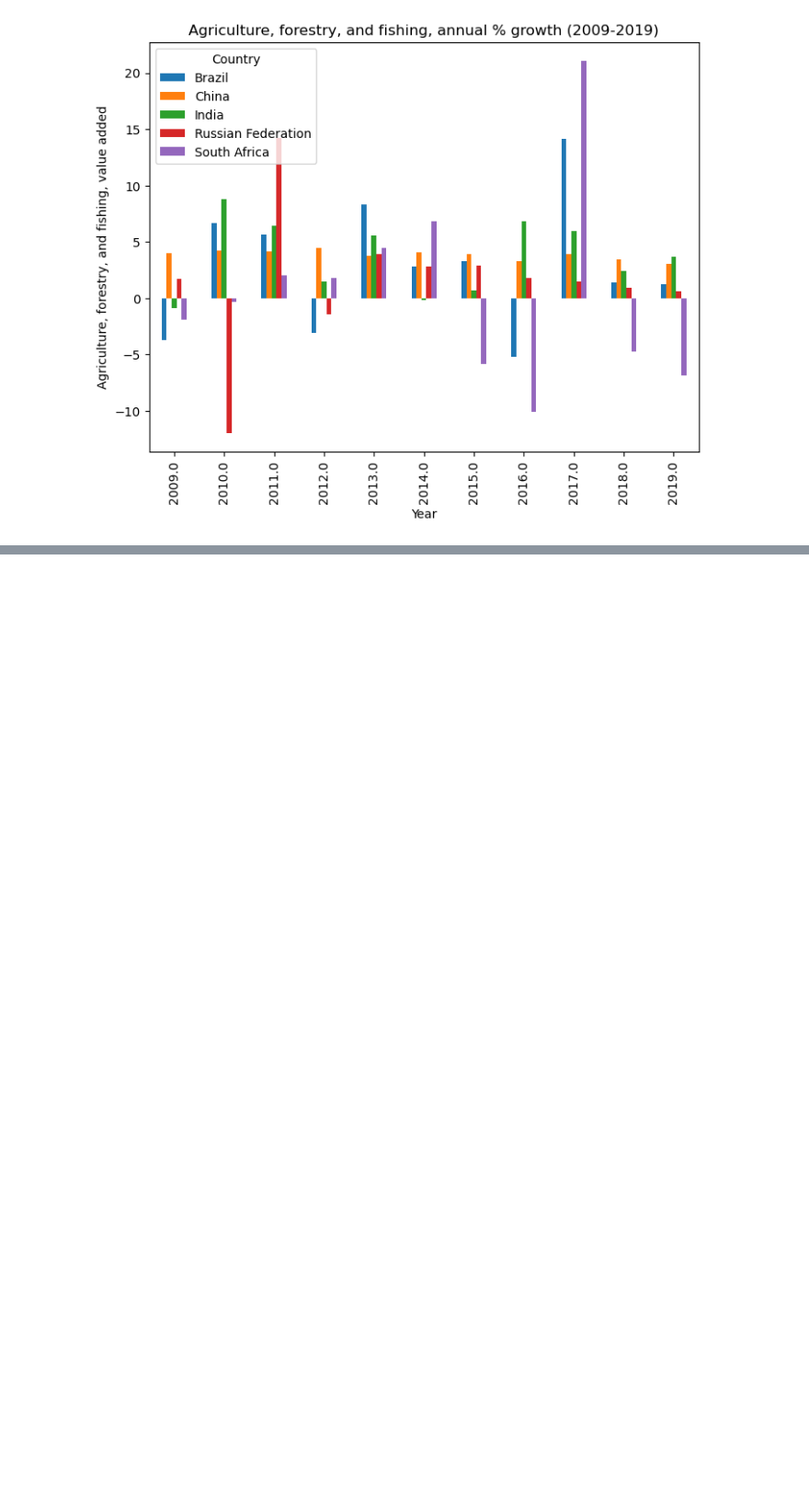
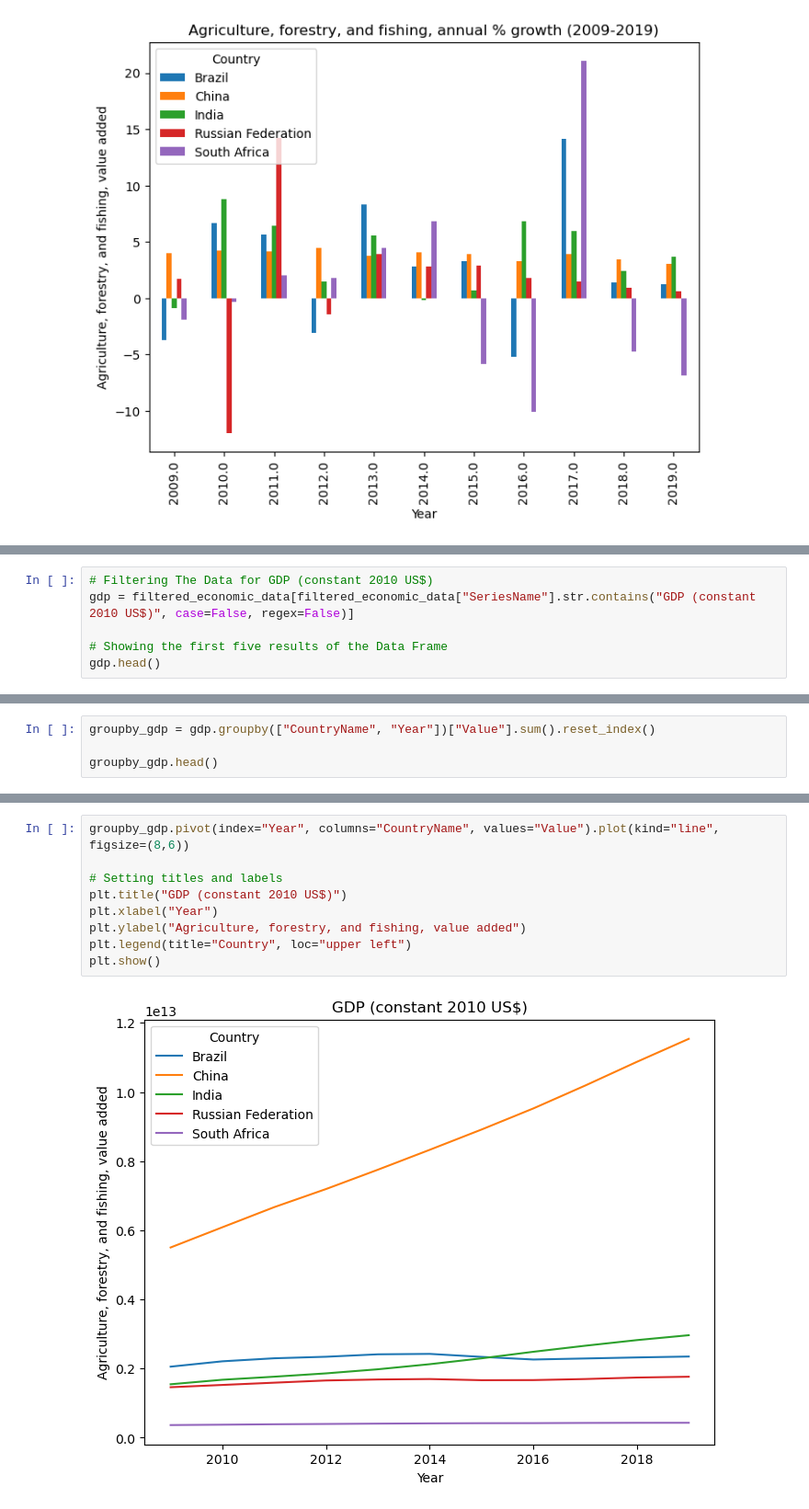
Before and after one commit to SArjaGit/BRICS_Project, a Jupyter notebook: Justin/Economic.ipynb, the cells around one changed output, grey strips where cells are left out. Shown at 92% size. Drawn from its saved outputs; the diff is of its cells as text; blank space fills up the shorter version.

Commit message:
created a Data Frame for GDP and then created two visualizations to show the GDP for countries over the past 10 years

```diff
--- a/Justin/Economic.ipynb
+++ b/Justin/Economic.ipynb
@@ -212,0 +208,6 @@ ddddd
+# %%
+# Filtering The Data for GDP (constant 2010 US$)
+gdp = filtered_economic_data[filtered_economic_data["SeriesName"].str.contains("GDP (constant 2010 US$)", case=False, regex=False)]
+
+# Showing the first five results of the Data Frame
+gdp.head()
@@ -212,0 +221,4 @@ ddddd
+# %%
+groupby_gdp = gdp.groupby(["CountryName", "Year"])["Value"].sum().reset_index()
+
+groupby_gdp.head()
@@ -212,0 +232,11 @@ ddddd
+# %%
+groupby_gdp.pivot(index="Year", columns="CountryName", values="Value").plot(kind="line", figsize=(8,6))
+
+# Setting titles and labels
+plt.title("GDP (constant 2010 US$)")
+plt.xlabel("Year")
+plt.ylabel("Agriculture, forestry, and fishing, value added")
+plt.legend(title="Country", loc="upper left")
+plt.show()
+# %% [output]
+[figure, added]
```
Also changed, not shown: parts of 5 cells of this notebook.
